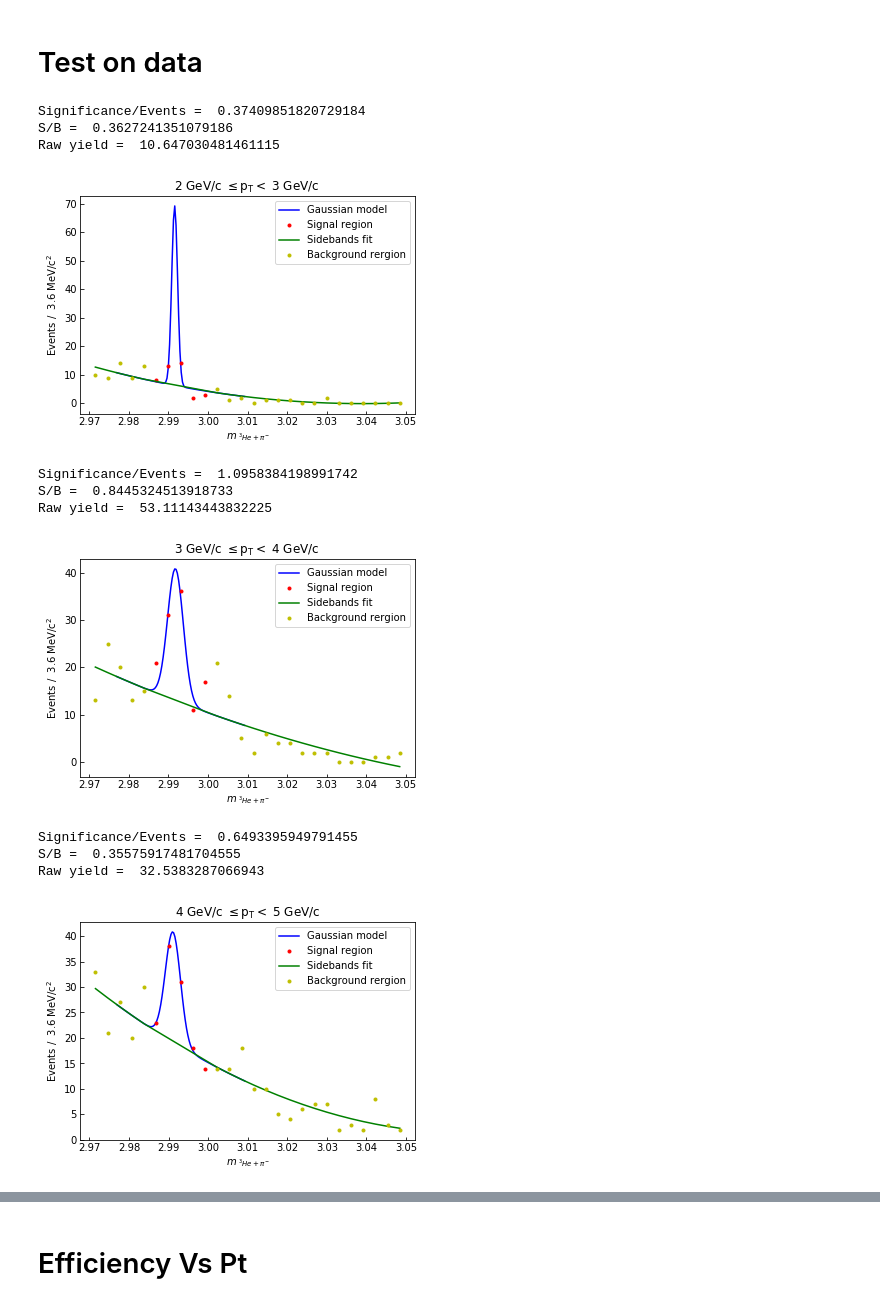
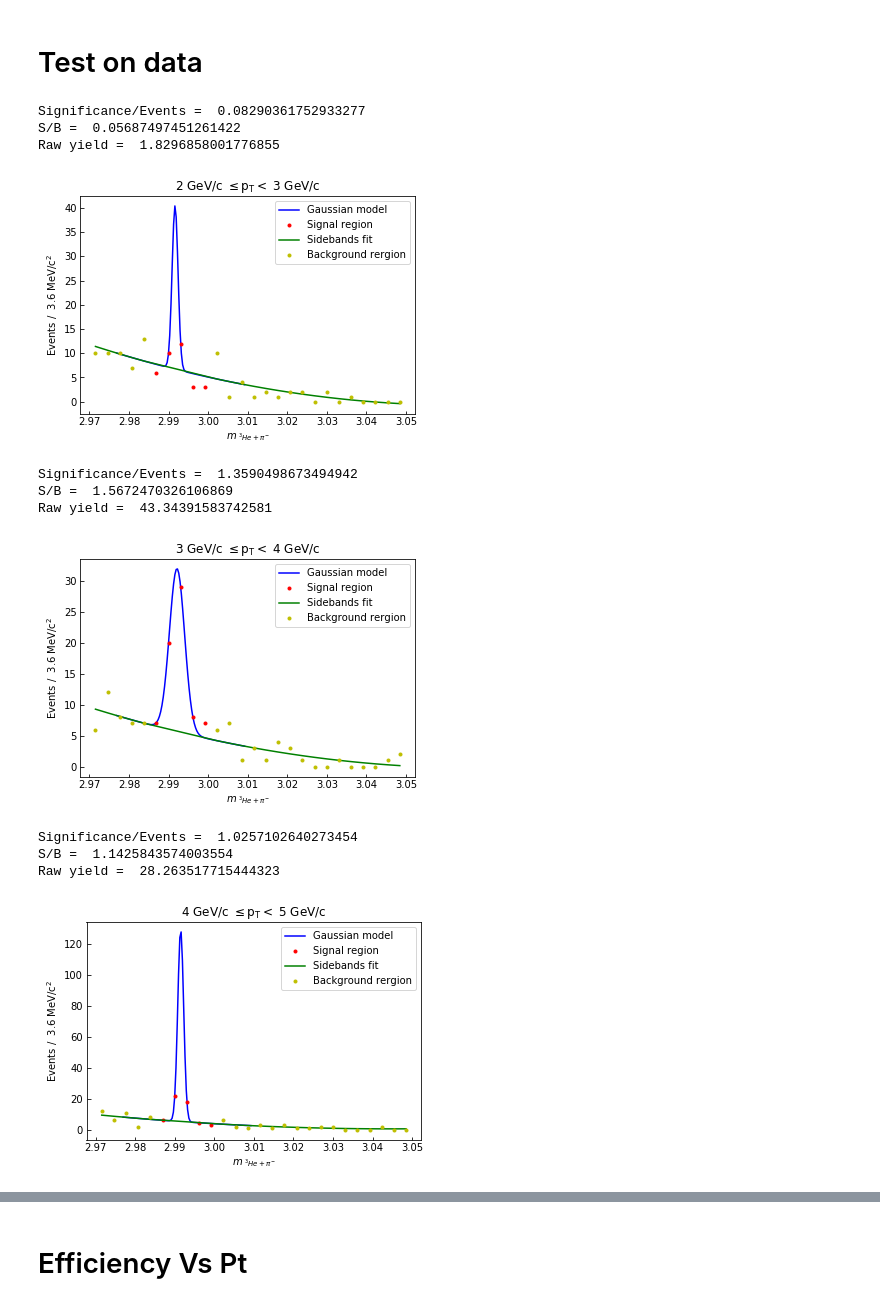
Before and after one commit to pfecchio/HypertritonML, a Jupyter notebook: 2body/Training_10_40/TrainingAndSignScan_10_40.ipynb, the cells around one changed output, grey strips where cells are left out. Cells and saved outputs as stored; diff of their text form; code cells hidden in the pictures.

```diff
--- a/2body/Training_10_40/TrainingAndSignScan_10_40.ipynb
+++ b/2body/Training_10_40/TrainingAndSignScan_10_40.ipynb
@@ -144,3 +169,0 @@ Scan della Significance Vs BDT Score negli stessi bin di pT in cui Stefano ha es
-# %%
-df_18r = pd.read_pickle('../../../HypertritonAnalysis/Dataframes/df_Sig_data.pkl')
-df_18r = df_18r.astype('float')
@@ -267,7 +179,7 @@ for i in range(0,4):
     plt.figure();
     dtest = xgb.DMatrix(data=df_18r[training_columns],silent=True)
     df_18r['Score'] = model.predict(dtest,output_margin=True)
-    best_score_list.append(SignificanceScan(df_18r,pT_list[i][0],pT_list[i][1],i))
+    best_score_list.append(SignificanceScan(df_18r,pT_list[i][0],pT_list[i][1],i,efficiency_array,eff_presel,Nev_10_40))
     del dtest
 # %% [output]
 The `ymin` argument was deprecated in Matplotlib 3.0 and will be removed in 3.2. Use `bottom` instead.
@@ -292,7 +200,7 @@ for i in range(0,4):
     plt.figure();
     dtest = xgb.DMatrix(data=df_18r[training_columns],silent=True)
     df_18r['Score'] = model.predict(dtest,output_margin=True)
-    best_score_list.append(SignificanceScan(df_18r,pT_list[i][0],pT_list[i][1],i,True))
+    best_score_list.append(SignificanceScan(df_18r,pT_list[i][0],pT_list[i][1],i,efficiency_array,eff_presel,Nev_10_40,True))
     del dtest
 # %% [output]
 <Figure size 432x288 with 0 Axes>
@@ -317,59 +216,25 @@ def gauss_function(x, a, x0, sigma):
-# %%
-def TestOnData(df,score,pt):
-    df_score = df.query('Score>@score and V0pt>=@pt[0] and V0pt<=@pt[1]')
-    counts,bins = np.histogram(df_score['InvMass'],bins=26,range=[2.97,3.05]);
-    bin_centers = 0.5*(bins[1:]+bins[:-1])
-    sidemap = (bin_centers<2.9923-3*0.0025) + (bin_centers>2.9923+3*0.0025)
-    massmap = logical_not(sidemap)
-    bins_side = bin_centers[sidemap]
-    counts_side = counts[sidemap]
-    h = polyfit(bins_side,counts_side,2)
-    y = polyval(h,bins_side)
-    counts_bkg = polyval(h,bin_centers[massmap])
-    counts_sig=counts[massmap]-counts_bkg
-    popt, pcov = curve_fit(gauss_function, bin_centers[massmap],counts_sig, p0 = [0, 2.9923, 0.0025])
-    x=linspace(bin_centers[massmap][0]-0.01,bin_centers[massmap][-1]+0.01,100)
-    x_bkg=polyval(h,x)
-    plt.plot(x, gauss_function(x, *popt)+x_bkg,'b-',label='Gaussian model')
-    plt.plot(bin_centers[massmap],counts[massmap],'r.',label='Signal region')
-    plt.plot(bin_centers[sidemap],y,'g-',label='Sidebands fit')
-    plt.plot(bin_centers[sidemap],counts[sidemap],'y.',label='Background rergion')
-    tot_sig=sum(counts_sig)
-    tot_bkg=sum(counts_bkg)
-
-    plt.xlabel(r"$m_{\ ^{3}He+\pi^{-}}$")
-    plt.ylabel(r"Events /  $3.6\ \rm{MeV}/c^{2}$")
-    plt.tick_params(axis="x", direction="in")
-    plt.tick_params(axis="y", direction="in")
-    textstr =r"%1.f GeV/c $ \leq \rm{p}_{T} < $ %1.f GeV/c " %(pt[0],pt[1])
-    props = dict(boxstyle='round',facecolor='white', alpha=0,)
-    plt.title(textstr)
-    plt.legend()
-    print("Significance/Events = " , tot_sig/sqrt(tot_bkg+tot_sig)/45000000*1e7)
-    print("S/B = " ,tot_sig/tot_bkg)
-    print("Raw yield = " , tot_sig)
 # %%
 dm=xgb.DMatrix(data=df_18r[training_columns],silent=True)
 df_18r['Score']=model.predict(dm,output_margin=True)
 # %%
-TestOnData(df_18r,5,[2,3])
+TestOnData(df_18r,best_score_list[0],[2,3],Nev_10_40)
 # %% [output]
-Significance/Events =  0.37409851820729184
-S/B =  0.3627241351079186
-Raw yield =  10.647030481461115
+Significance/Events =  0.08290361752933277
+S/B =  0.05687497451261422
+Raw yield =  1.8296858001776855
-[figure, old version]
+[figure, new version]
 # %%
-TestOnData(df_18r,5,[3,4])
+TestOnData(df_18r,best_score_list[1],[3,4],Nev_10_40)
 # %% [output]
-Significance/Events =  1.0958384198991742
-S/B =  0.8445324513918733
-Raw yield =  53.11143443832225
+Significance/Events =  1.3590498673494942
+S/B =  1.5672470326106869
+Raw yield =  43.34391583742581
-[figure, old version]
+[figure, new version]
 # %%
-TestOnData(df_18r,4,[4,5])
+TestOnData(df_18r,best_score_list[2],[4,5],Nev_10_40)
 # %% [output]
-Significance/Events =  0.6493395949791455
-S/B =  0.35575917481704555
-Raw yield =  32.5383287066943
+Significance/Events =  1.0257102640273454
+S/B =  1.1425843574003554
+Raw yield =  28.263517715444323
-[figure, old version]
+[figure, new version]
 # %%
```
Also changed, not shown: parts of 44 cells of this notebook, 11 other files.
